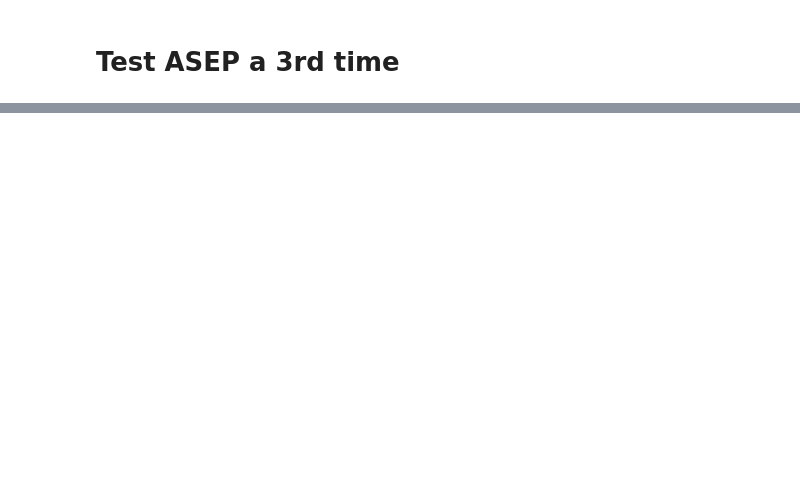
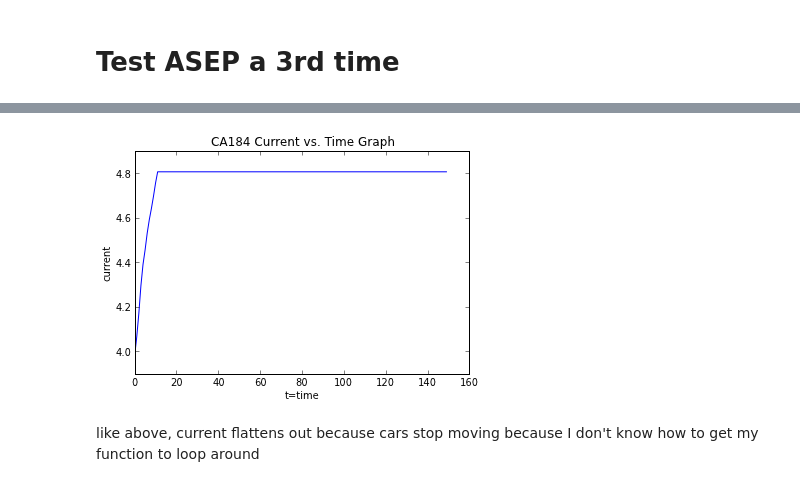
Before and after one commit to jruncoPHYS202/PHYS202-S13, a Jupyter notebook: PROJECT/Project2.ipynb, the cells around one changed output, grey strips where cells are left out. Saved outputs shown, nothing was run; the diff lists cells and outputs as text; code cells hidden in the pictures; blank space fills up the shorter version.

```diff
--- a/PROJECT/Project2.ipynb
+++ b/PROJECT/Project2.ipynb
@@ -252,0 +369,4 @@ vmax = 10
+# %%
+#current equals the multiplication of average x position and density
+CA184_current = CA184_xavg*d
+print CA184_current
@@ -252,0 +389,12 @@ vmax = 10
+# %%
+#plot current vs time
+t = arange(0,150,1)
+plot(t,CA184_current)
+xlabel('t=time')
+ylabel('current')
+title('CA184 Current vs. Time Graph')
+show()
+# %% [output]
+[figure, added]
+# %% [markdown]
+like above, current flattens out because cars stop moving because I don't know how to get my function to loop around
```
Also changed, not shown: parts of 62 cells of this notebook.
